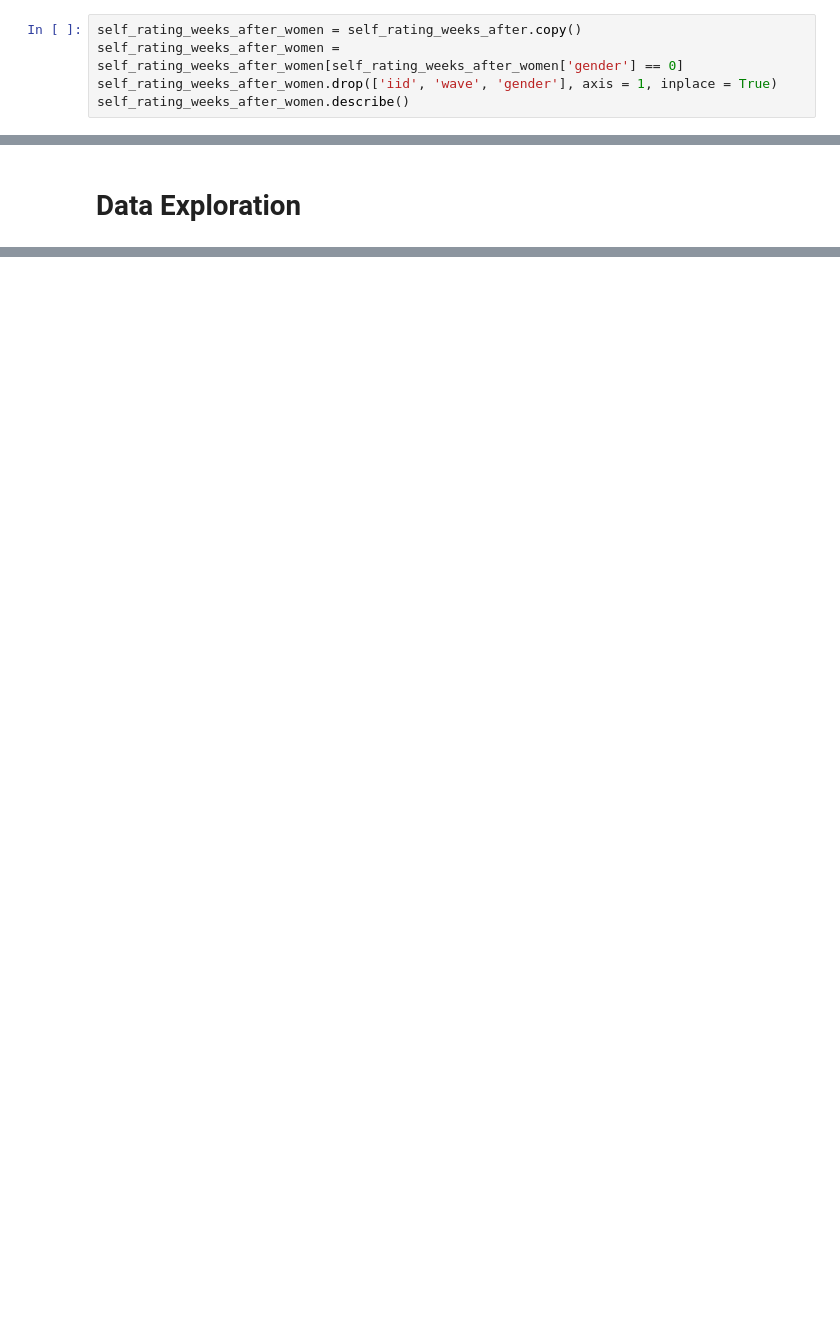
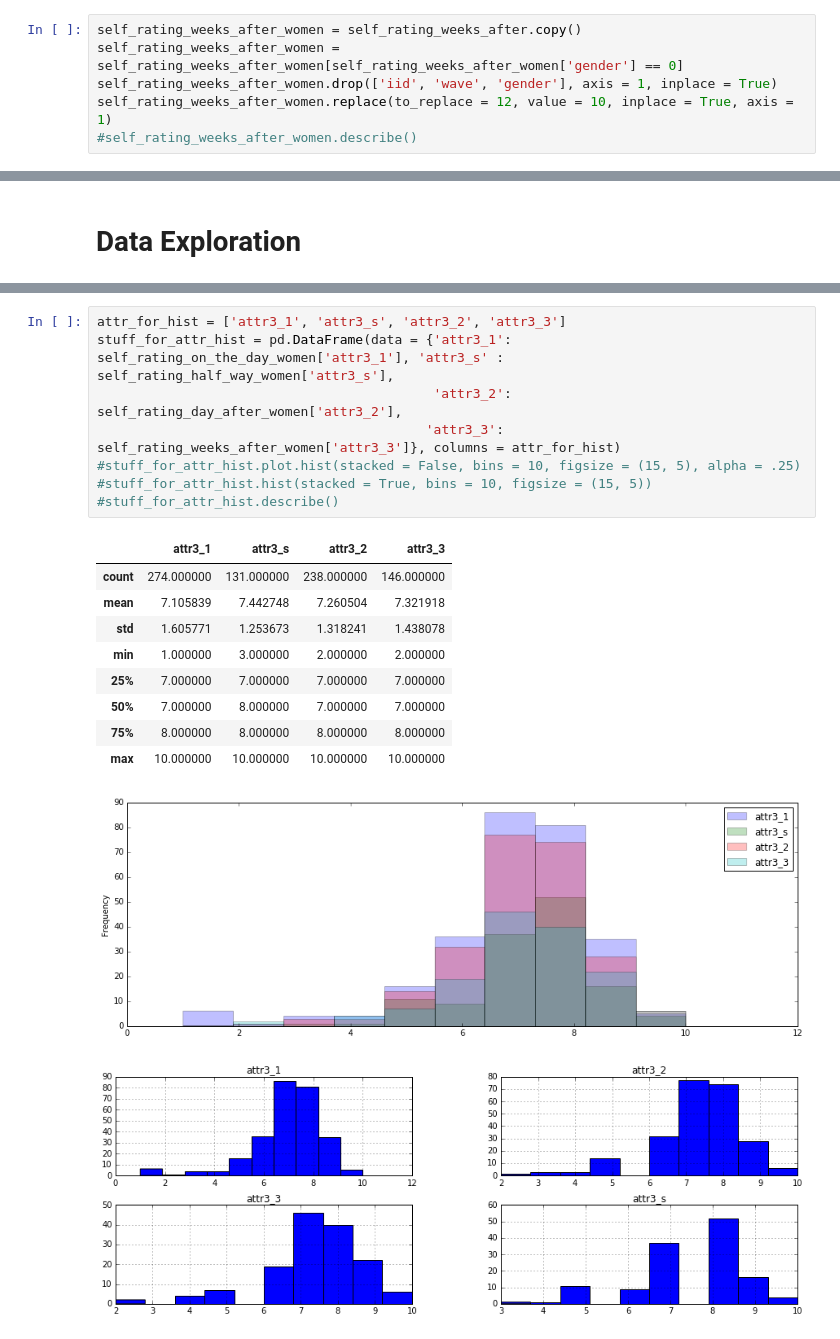
Before and after one commit to fiatveritas/Portfolio, a Jupyter notebook: Udacity_Project_5_Capstone/Love_At_First_Sight.ipynb, the cells around one changed output, grey strips where cells are left out. Saved outputs shown, nothing was run; the diff lists cells and outputs as text; blank space fills up the shorter version.

```diff
--- a/Udacity_Project_5_Capstone/Love_At_First_Sight.ipynb
+++ b/Udacity_Project_5_Capstone/Love_At_First_Sight.ipynb
@@ -464,4 +245,5 @@ self_rating_weeks_after_both.describe()
 self_rating_weeks_after_women = self_rating_weeks_after.copy()
 self_rating_weeks_after_women = self_rating_weeks_after_women[self_rating_weeks_after_women['gender'] == 0]
 self_rating_weeks_after_women.drop(['iid', 'wave', 'gender'], axis = 1, inplace = True)
-self_rating_weeks_after_women.describe()
+self_rating_weeks_after_women.replace(to_replace = 12, value = 10, inplace = True, axis = 1)
+#self_rating_weeks_after_women.describe()
@@ -522,0 +260,20 @@ women_matched.drop(['iid', 'gender', 'wave', 'pid', 'dec_o', 'dec'], axis = 1).d
+# %%
+attr_for_hist = ['attr3_1', 'attr3_s', 'attr3_2', 'attr3_3']
+stuff_for_attr_hist = pd.DataFrame(data = {'attr3_1': self_rating_on_the_day_women['attr3_1'], 'attr3_s' : self_rating_half_way_women['attr3_s'],
+                                           'attr3_2': self_rating_day_after_women['attr3_2'],
+                                          'attr3_3': self_rating_weeks_after_women['attr3_3']}, columns = attr_for_hist)
+#stuff_for_attr_hist.plot.hist(stacked = False, bins = 10, figsize = (15, 5), alpha = .25)
+#stuff_for_attr_hist.hist(stacked = True, bins = 10, figsize = (15, 5))
+#stuff_for_attr_hist.describe()
+# %% [output]
+|  | attr3_1 | attr3_s | attr3_2 | attr3_3 |
+| count | 274.000000 | 131.000000 | 238.000000 | 146.000000 |
+| mean | 7.105839 | 7.442748 | 7.260504 | 7.321918 |
+| std | 1.605771 | 1.253673 | 1.318241 | 1.438078 |
+| min | 1.000000 | 3.000000 | 2.000000 | 2.000000 |
+| 25% | 7.000000 | 7.000000 | 7.000000 | 7.000000 |
+| 50% | 7.000000 | 8.000000 | 7.000000 | 7.000000 |
+| 75% | 8.000000 | 8.000000 | 8.000000 | 8.000000 |
+| max | 10.000000 | 10.000000 | 10.000000 | 10.000000 |
+[figure, added]
+[figure, added]
```
Also changed, not shown: parts of 40 cells of this notebook, 1 other file.
